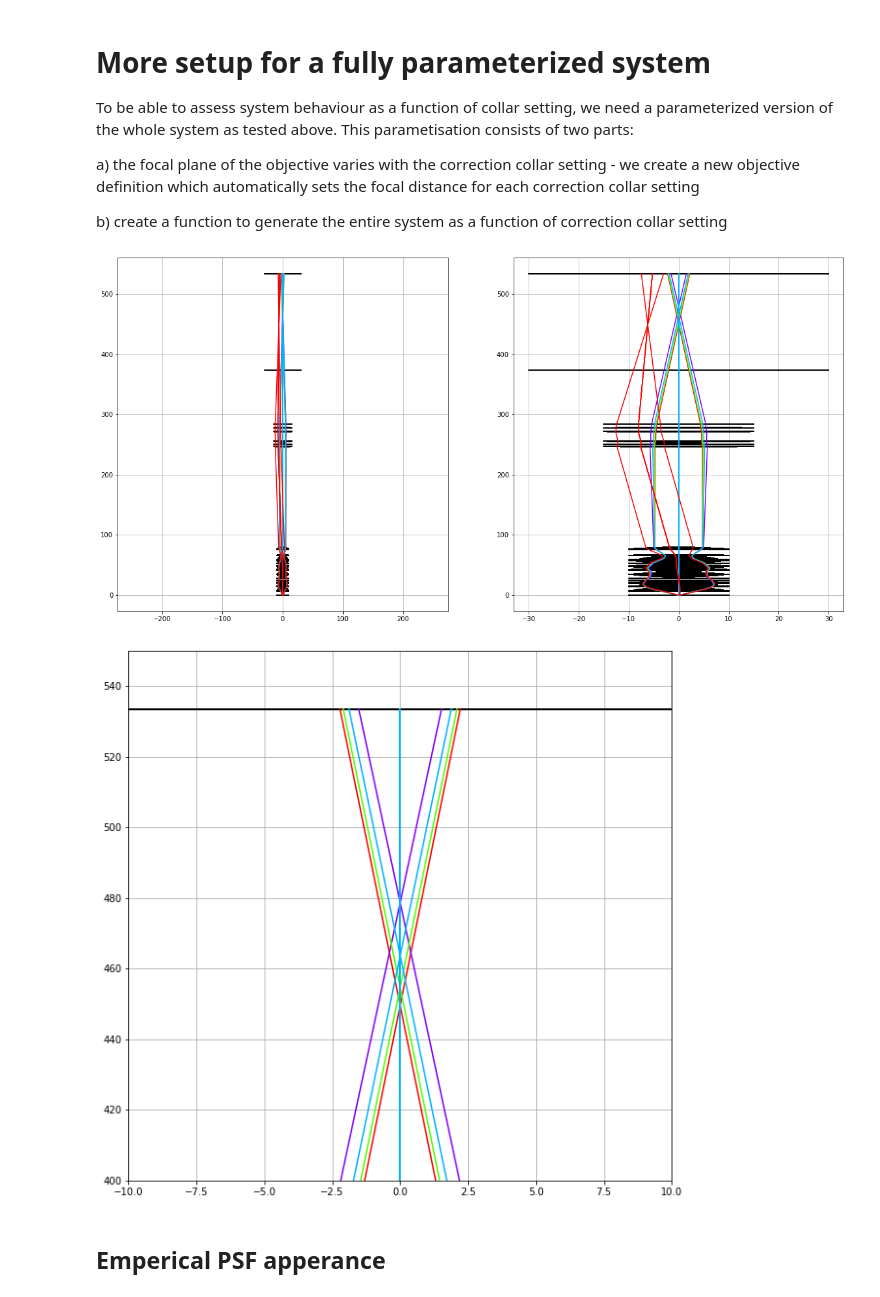
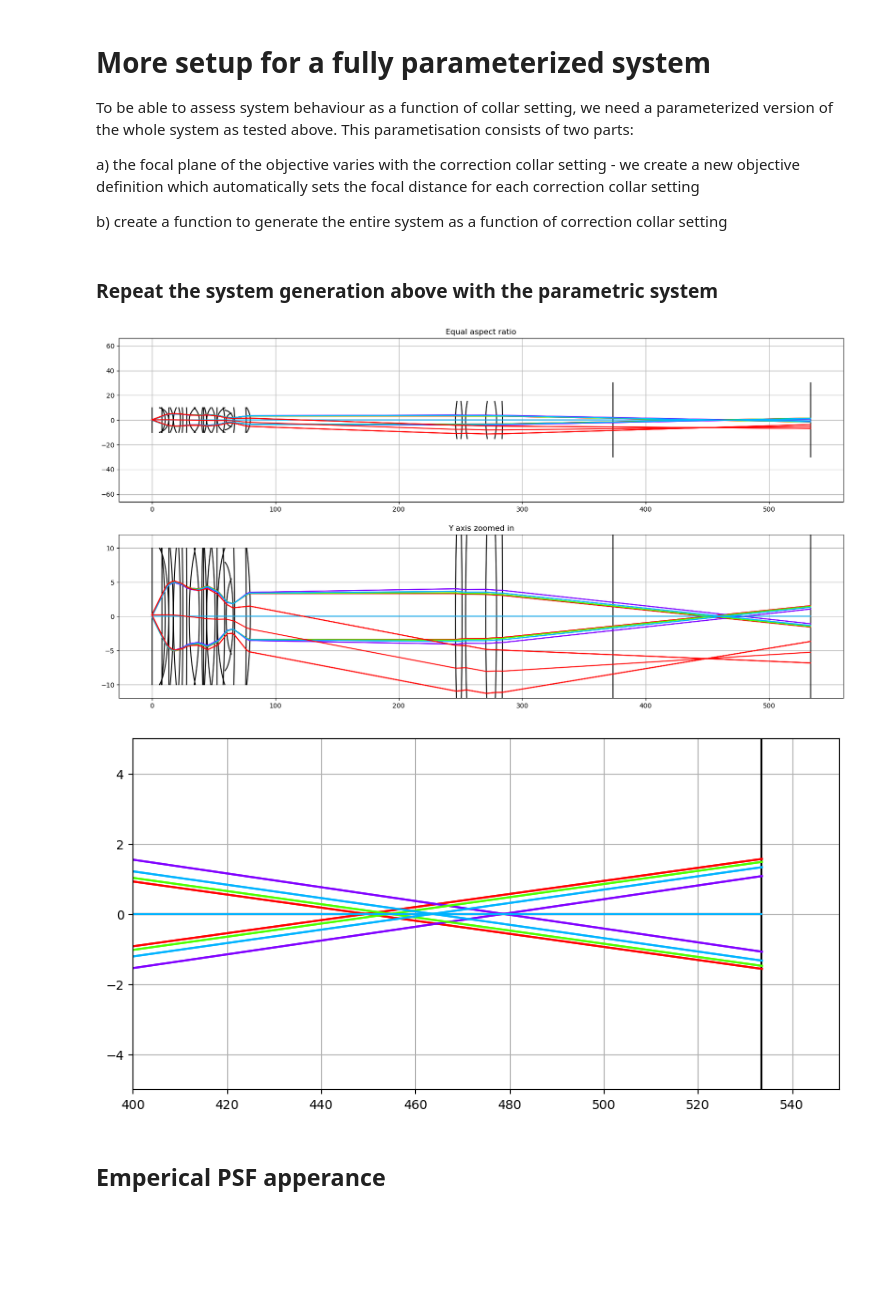
Before and after one commit to David-Baddeley/pyoptic2, a Jupyter notebook: examples/olympus_25x_objective.ipynb, the cells around one changed output. Drawn from its saved outputs; the diff is of its cells as text; code cells hidden in the pictures; blank space fills up the shorter version.

```diff
--- a/examples/olympus_25x_objective.ipynb
+++ b/examples/olympus_25x_objective.ipynb
@@ -362,14 +357,15 @@ def gen_system(corr_collar=2.5823):
                               material=air))
 
     return s
+# %% [markdown]
+### Repeat the system generation above with the parametric system
 # %%
-# a zoom in of the focus @642nm
 lens_glasses['Glycerol'] = glycerol
-s = gen_system(corr_collar=3.2)
+s = gen_system(corr_collar=3.2) #NB collar setting chosen to be OK for 642nm
 
 #propagate the on-axis sources through the system and visually confirm that it's behaving as expected
 plt.figure(figsize=(20,10))
-plt.subplot(121)
+plt.subplot(211)
 plot_system2d(s, 'xy')
 plot2d(s.propagate(src.chief_rays), 'xy')
 plot2d(s.propagate(src2.chief_rays), 'xy')
@@ -377,39 +373,42 @@ plot2d(s.propagate(src3.chief_rays), 'xy')
 plot2d(s.propagate(src4.chief_rays), 'xy')
 
 plot2d(s.propagate(src_a.chief_rays), 'xy')
 #plot2d(s.propagate(src2_a.chief_rays), 'xy')
 #plot2d(s.propagate(src3_a.chief_rays), 'xy')
 #plot2d(s.propagate(src4_a.chief_rays), 'xy')
 plt.axis('equal')
 plt.grid()
+plt.title('Equal aspect ratio')
 
-plt.subplot(122)
+plt.subplot(212)
 plot_system2d(s, 'xy')
 plot2d(s.propagate(src.chief_rays), 'xy')
 plot2d(s.propagate(src2.chief_rays), 'xy')
 plot2d(s.propagate(src3.chief_rays), 'xy')
 plot2d(s.propagate(src4.chief_rays), 'xy')
 
 plot2d(s.propagate(src_a.chief_rays), 'xy')
 #plot2d(s.propagate(src2_a.chief_rays), 'xy')
 #plot2d(s.propagate(src3_a.chief_rays), 'xy')
 #plot2d(s.propagate(src4_a.chief_rays), 'xy')
 #axis('equal')
+plt.ylim(-12,12)
 plt.grid()
+plt.title('Y axis zoomed in')
 
-plt.figure(figsize=(10,10))
+plt.figure(figsize=(10,5))
 plot_system2d(s, 'xy')
 plot2d(s.propagate(src.chief_rays), 'xy')
 plot2d(s.propagate(src2.chief_rays), 'xy')
 plot2d(s.propagate(src3.chief_rays), 'xy')
 plot2d(s.propagate(src4.chief_rays), 'xy')
 
-plt.xlim(-10,10)
-plt.ylim(400, 550)
+plt.ylim(-5,5)
+plt.xlim(400, 550)
 plt.grid()
 # %% [output]
-[figure, old version]
+[figure, new version]
-[figure, old version]
+[figure, new version]
 # %% [markdown]
 Emperical PSF apperance
 -----------------------
```
Also changed, not shown: parts of 10 cells of this notebook, 1 other file.
